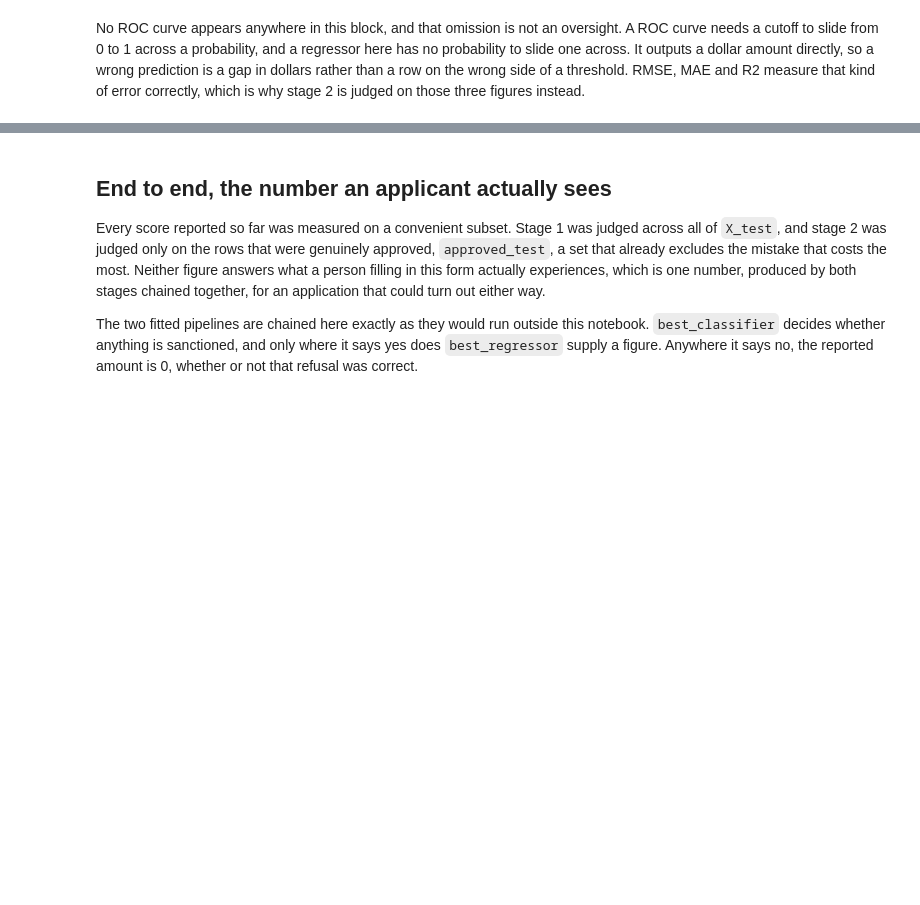
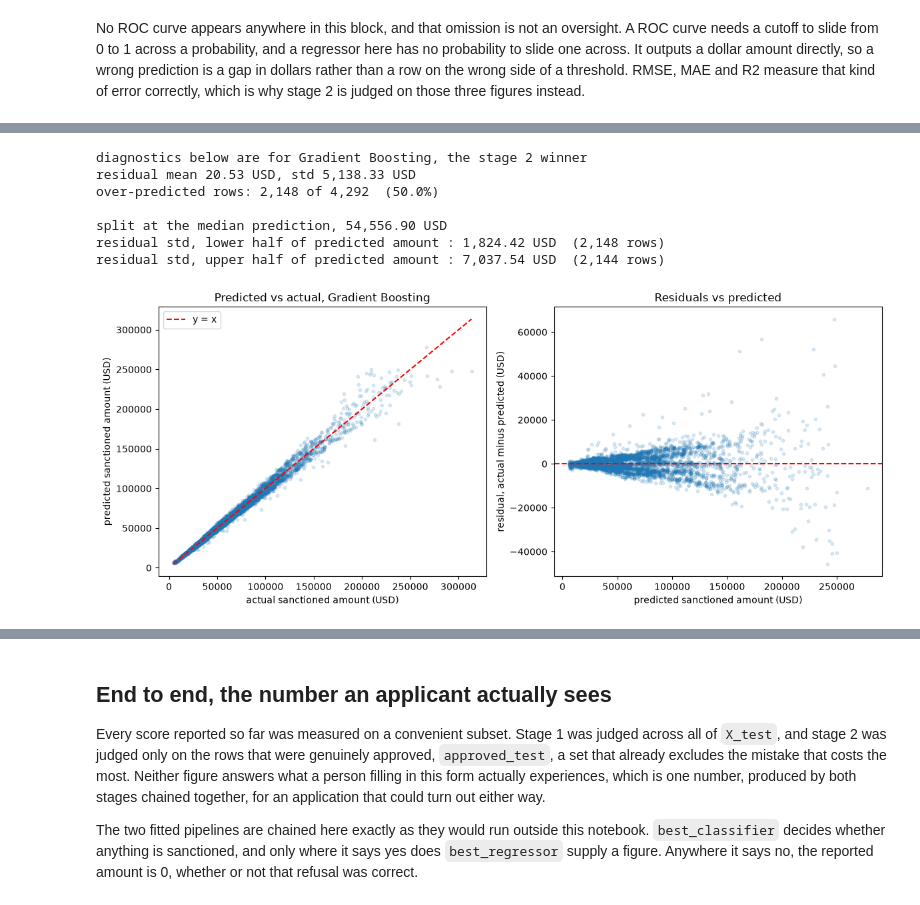
Before and after one commit to kushalkrishnappa/fai-final-project-2026, a Jupyter notebook: src/LoanSanctionAmountEstimation.ipynb, the cells around one changed output, grey strips where cells are left out. Cells and saved outputs as stored; diff of their text form; code cells hidden in the pictures; blank space fills up the shorter version.

```diff
--- a/src/LoanSanctionAmountEstimation.ipynb
+++ b/src/LoanSanctionAmountEstimation.ipynb
@@ -1654,0 +1779,45 @@ figures instead.
+# %%
+pred_best = best_regressor.predict(X_test_amt)
+residuals = y_test_amt - pred_best
+
+print(f"diagnostics below are for {best_name_reg}, the stage 2 winner")
+print(f"residual mean {residuals.mean():,.2f} USD, std {residuals.std():,.2f} USD")
+over = int((pred_best > y_test_amt).sum())
+print(f"over-predicted rows: {over:,} of {len(y_test_amt):,}  ({over / len(y_test_amt):.1%})")
+
+split = np.median(pred_best)
+lower = residuals[pred_best <= split]
+upper = residuals[pred_best > split]
+print(f"\nsplit at the median prediction, {split:,.2f} USD")
+print(f"residual std, lower half of predicted amount : {lower.std():,.2f} USD  ({len(lower):,} rows)")
+print(f"residual std, upper half of predicted amount : {upper.std():,.2f} USD  ({len(upper):,} rows)")
+
+fig, axes = plt.subplots(1, 2, figsize=(12, 5))
+
+lims = [min(y_test_amt.min(), pred_best.min()), max(y_test_amt.max(), pred_best.max())]
+axes[0].scatter(y_test_amt, pred_best, alpha=0.15, s=10)
+axes[0].plot(lims, lims, color="red", linestyle="--", label="y = x")
+axes[0].set_xlabel("actual sanctioned amount (USD)")
+axes[0].set_ylabel("predicted sanctioned amount (USD)")
+axes[0].set_title(f"Predicted vs actual, {best_name_reg}")
+axes[0].legend(loc="upper left")
+
+axes[1].scatter(pred_best, residuals, alpha=0.15, s=10)
+axes[1].axhline(0, color="red", linestyle="--")
+axes[1].set_xlabel("predicted sanctioned amount (USD)")
+axes[1].set_ylabel("residual, actual minus predicted (USD)")
+axes[1].set_title("Residuals vs predicted")
+
+plt.tight_layout()
+plt.savefig("../report/figures/stage2_residuals.png", dpi=150, bbox_inches="tight")
+plt.show()
+plt.close(fig)
+# %% [output]
+diagnostics below are for Gradient Boosting, the stage 2 winner
+residual mean 20.53 USD, std 5,138.33 USD
+over-predicted rows: 2,148 of 4,292  (50.0%)
+
+split at the median prediction, 54,556.90 USD
+residual std, lower half of predicted amount : 1,824.42 USD  (2,148 rows)
+residual std, upper half of predicted amount : 7,037.54 USD  (2,144 rows)
+[figure, added]
```
Also changed, not shown: parts of 7 cells of this notebook, 3 other files.
